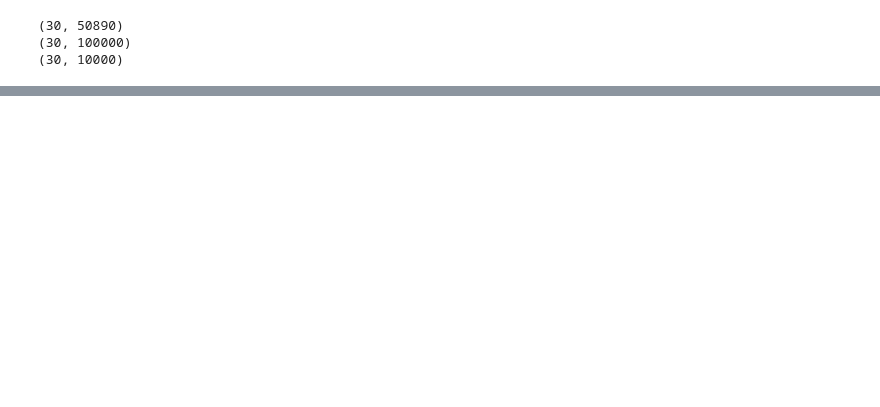
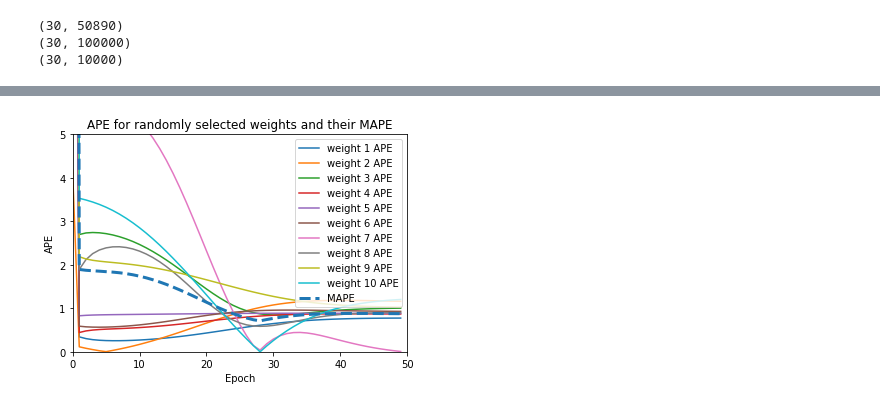
Before and after one commit to tkuo-tkuo/ML-Reverse-Engineering, a Jupyter notebook: experiments.ipynb, the cells around one changed output, grey strips where cells are left out. Drawn from its saved outputs; the diff is of its cells as text; code cells hidden in the pictures; blank space fills up the shorter version.

Commit message:
Collect/Draw data for experiment 2

```diff
--- a/experiments.ipynb
+++ b/experiments.ipynb
@@ -84,0 +92,8 @@ plt.show()
+# %%
+# experiment 2: randomly select some weights, to see how predicted weights and approach the ground-truth weights
+interface.init_weight_reverse_model_interface()
+
+num_of_epochs = 50
+interface.set_weightmodel_hyperparameters(num_of_epochs=num_of_epochs, num_of_print_interval=num_of_print_interval)
+
+collected_data_for_experiment_2 = interface.train_weightmodel_experiment_2()
@@ -84,0 +118,24 @@ plt.show()
+# %%
+# experiment 2: randomly select some weights, to see how predicted weights and approach the ground-truth weights (continued)
+epoch_indexs = np.arange(len(collected_data_for_experiment_2[0]))
+line_names = []
+for i in range(len(collected_data_for_experiment_2)):
+    if i == len(collected_data_for_experiment_2)-1:
+        name = 'MAPE'
+        avg_percentage_err = collected_data_for_experiment_2[i]
+        plt.plot(epoch_indexs, avg_percentage_err, "--",linewidth=3)
+    else:
+        name = 'weight '+str(i+1)+' APE'
+        abs_percentage_err_i = collected_data_for_experiment_2[i]
+        plt.plot(epoch_indexs, abs_percentage_err_i)
+
+    line_names.append(name)
+
+plt.axis([0, len(epoch_indexs), 0, 5])
+plt.title('APE for randomly selected weights and their MAPE')
+plt.xlabel('Epoch')
+plt.ylabel('APE')
+plt.legend(line_names, loc='upper right')
+plt.show()
+# %% [output]
+[figure, added]
```
Also changed, not shown: parts of 8 cells of this notebook.
